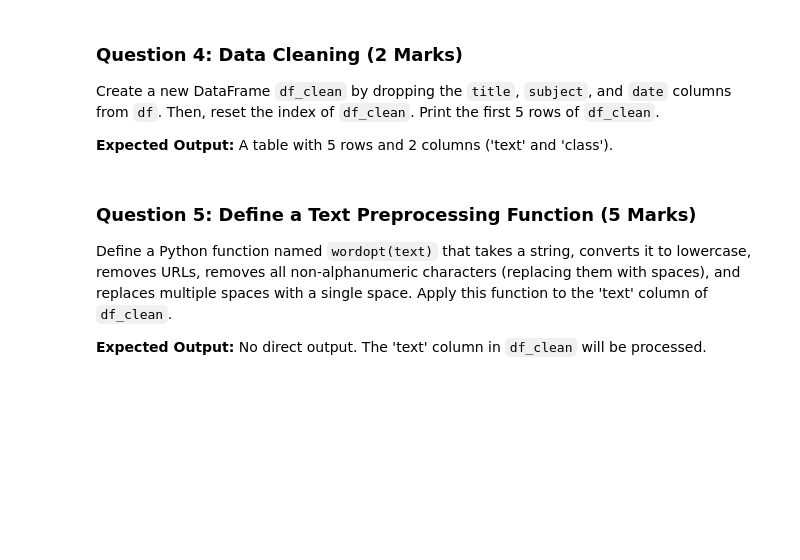
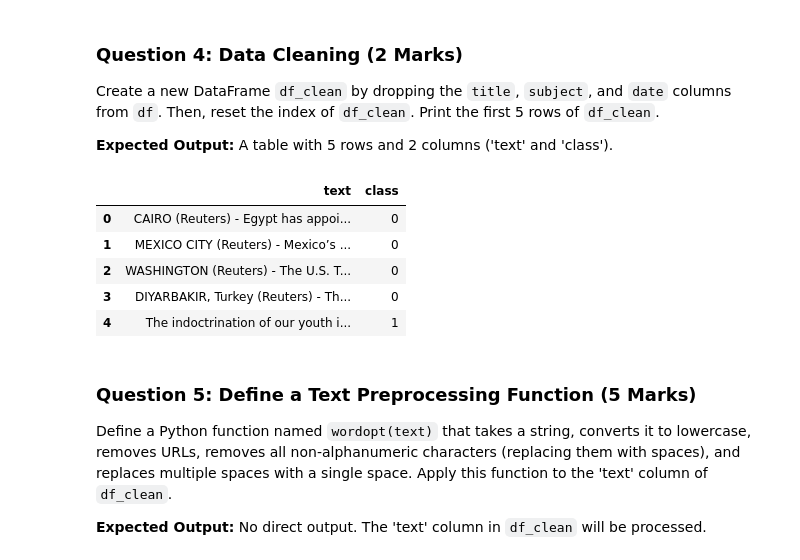
Before and after one commit to aishanibanerjee151007-dotcom/IDEAS-TIH-Internship-2026, a Jupyter notebook: 04_Fake_News_Detection_and_Evaluation_with_Confusion_Matrix_Summer_2026.ipynb, the cells around one changed output. Saved outputs shown, nothing was run; the diff lists cells and outputs as text; code cells hidden in the pictures; blank space fills up the shorter version.

```diff
--- a/04_Fake_News_Detection_and_Evaluation_with_Confusion_Matrix_Summer_2026.ipynb
+++ b/04_Fake_News_Detection_and_Evaluation_with_Confusion_Matrix_Summer_2026.ipynb
@@ -74,3 +101,14 @@ Create a new DataFrame `df_clean` by dropping the `title`, `subject`, and `date`
+# %%
+df_clean=df.drop(columns=['title','subject','date'])
+df_clean=df_clean.reset_index(drop=True)
+df_clean.head(5)
+# %% [output]
+|  | text | class |
+| 0 | CAIRO (Reuters) - Egypt has appoi... | 0 |
+| 1 | MEXICO CITY (Reuters) - Mexico’s ... | 0 |
+| 2 | WASHINGTON (Reuters) - The U.S. T... | 0 |
+| 3 | DIYARBAKIR, Turkey (Reuters) - Th... | 0 |
+| 4 | The indoctrination of our youth i... | 1 |
 # %% [markdown]
 ### Question 5: Define a Text Preprocessing Function (5 Marks)
 
```
Also changed, not shown: parts of 19 cells of this notebook.
